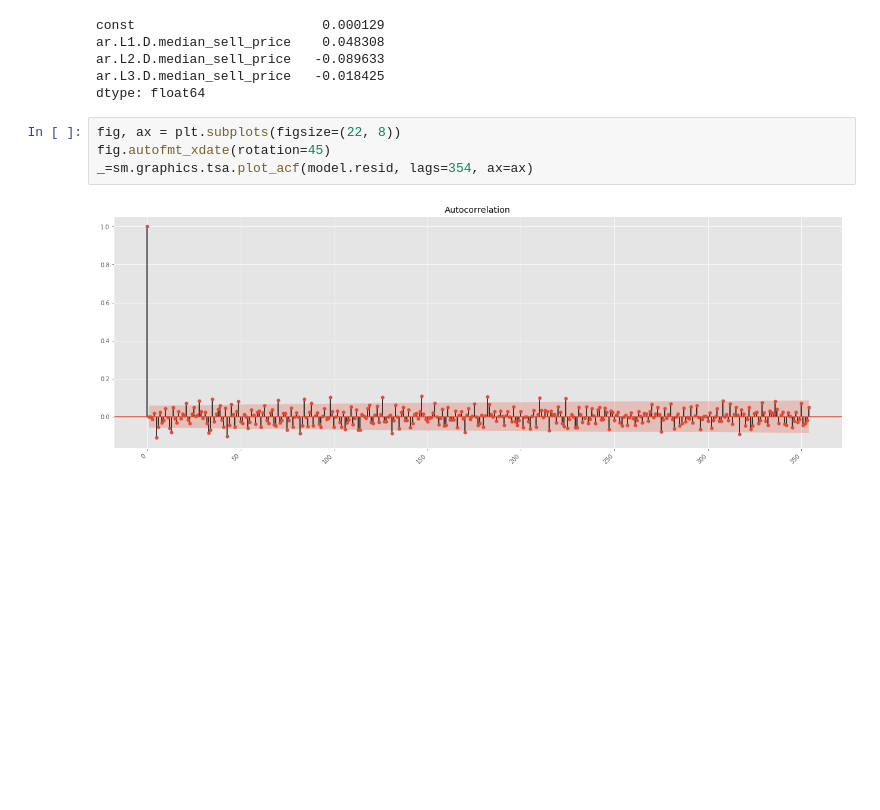
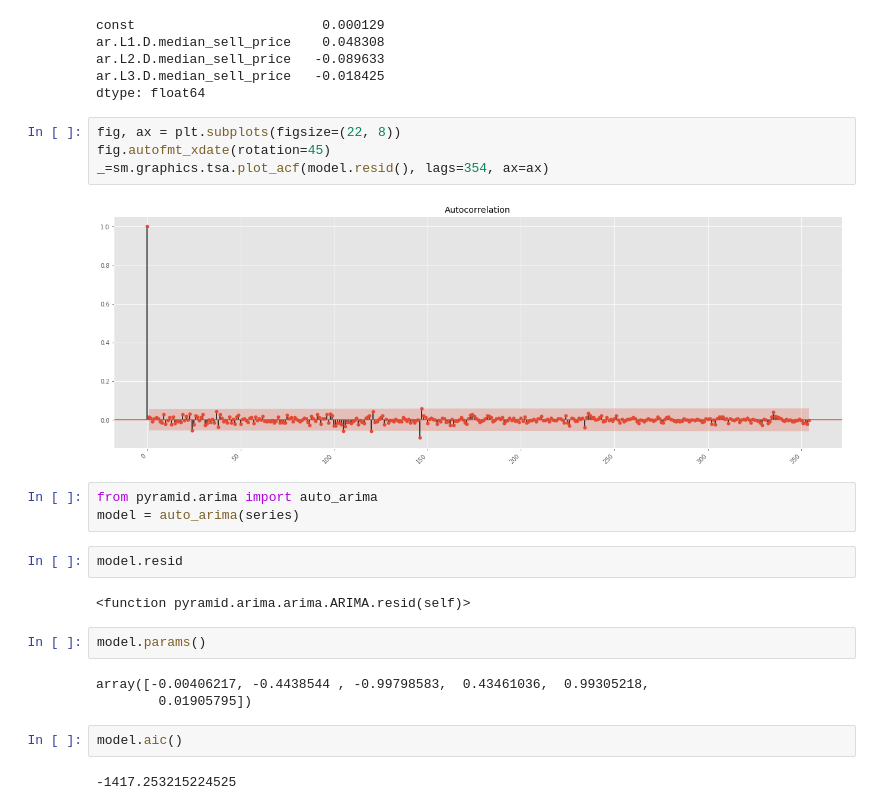
Before and after one commit to AkshayJ0shi/steam_anomaly_detection_capstone, a Jupyter notebook: series_arima.ipynb, the cells around one changed output. Cells and saved outputs as stored; diff of their text form; blank space fills up the shorter version.

Commit message:
playing with arima and cross corr

```diff
--- a/series_arima.ipynb
+++ b/series_arima.ipynb
@@ -94,6 +93,22 @@ dtype: float64
 # %%
 fig, ax = plt.subplots(figsize=(22, 8))
 fig.autofmt_xdate(rotation=45)
-_=sm.graphics.tsa.plot_acf(model.resid, lags=354, ax=ax)
+_=sm.graphics.tsa.plot_acf(model.resid(), lags=354, ax=ax)
 # %% [output]
-[figure, old version]
+[figure, new version]
+# %%
+from pyramid.arima import auto_arima
+model = auto_arima(series)
+# %%
+model.resid
+# %% [output]
+<function pyramid.arima.arima.ARIMA.resid(self)>
+# %%
+model.params()
+# %% [output]
+array([-0.00406217, -0.4438544 , -0.99798583,  0.43461036,  0.99305218,
+        0.01905795])
+# %%
+model.aic()
+# %% [output]
+-1417.253215224525
```
Also changed, not shown: parts of 24 cells of this notebook, 1 other file.
